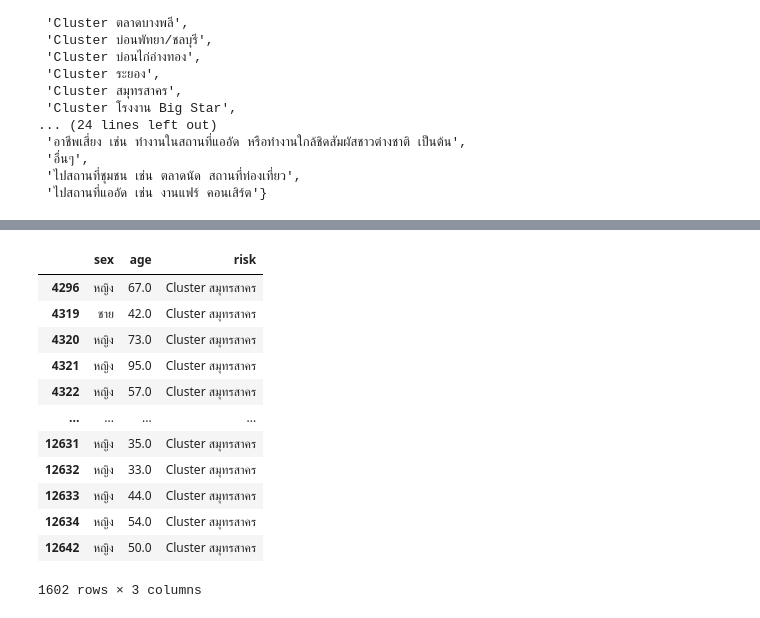
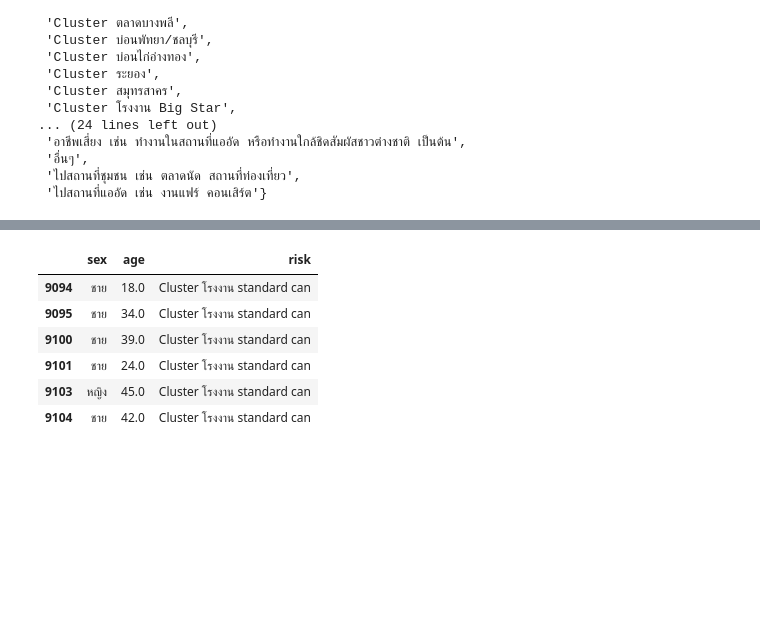
Before and after one commit to chanikansuksen/data_viz_2022, a Jupyter notebook: DataViz01_Table_Data.ipynb, the cells around one changed output, grey strips where cells are left out. Drawn from its saved outputs; the diff is of its cells as text; code cells hidden in the pictures; blank space fills up the shorter version.

```diff
--- a/DataViz01_Table_Data.ipynb
+++ b/DataViz01_Table_Data.ipynb
@@ -294,17 +315,11 @@ chanthaburi # แสดงผล
 # %%
-samutsakhon = data_tablerisk[data_tablerisk['risk']=='Cluster สมุทรสาคร']
-samutsakhon
+risk3 = data_tablerisk[data_tablerisk['risk']=='Cluster โรงงาน standard can']
+risk3
 # %% [output]
 |  | sex | age | risk |
-| 4296 | หญิง | 67.0 | Cluster สมุทรสาคร |
-| 4319 | ชาย | 42.0 | Cluster สมุทรสาคร |
-| 4320 | หญิง | 73.0 | Cluster สมุทรสาคร |
-| 4321 | หญิง | 95.0 | Cluster สมุทรสาคร |
-| 4322 | หญิง | 57.0 | Cluster สมุทรสาคร |
-| ... | ... | ... | ... |
-| 12631 | หญิง | 35.0 | Cluster สมุทรสาคร |
-| 12632 | หญิง | 33.0 | Cluster สมุทรสาคร |
-| 12633 | หญิง | 44.0 | Cluster สมุทรสาคร |
-| 12634 | หญิง | 54.0 | Cluster สมุทรสาคร |
-| 12642 | หญิง | 50.0 | Cluster สมุทรสาคร |
+| 9094 | ชาย | 18.0 | Cluster โรงงาน standard can |
+| 9095 | ชาย | 34.0 | Cluster โรงงาน standard can |
+| 9100 | ชาย | 39.0 | Cluster โรงงาน standard can |
+| 9101 | ชาย | 24.0 | Cluster โรงงาน standard can |
+| 9103 | หญิง | 45.0 | Cluster โรงงาน standard can |
+| 9104 | ชาย | 42.0 | Cluster โรงงาน standard can |
-1602 rows × 3 columns
```
Also changed, not shown: parts of 12 cells of this notebook.
